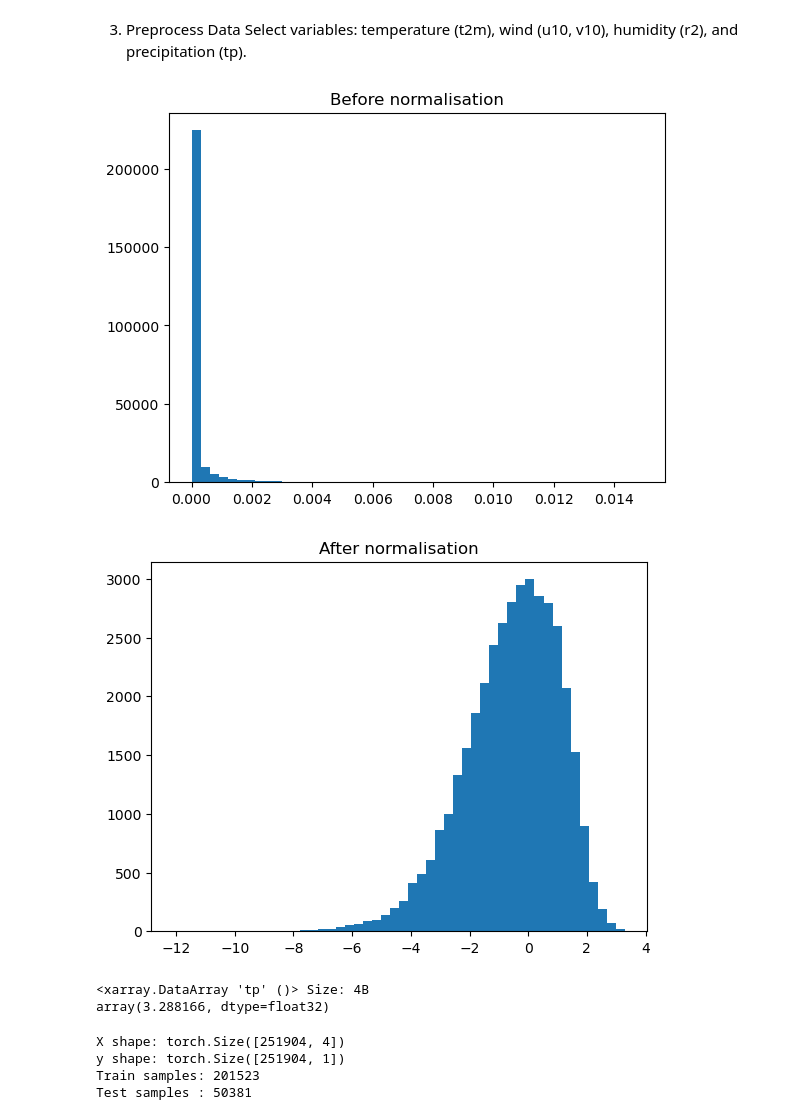
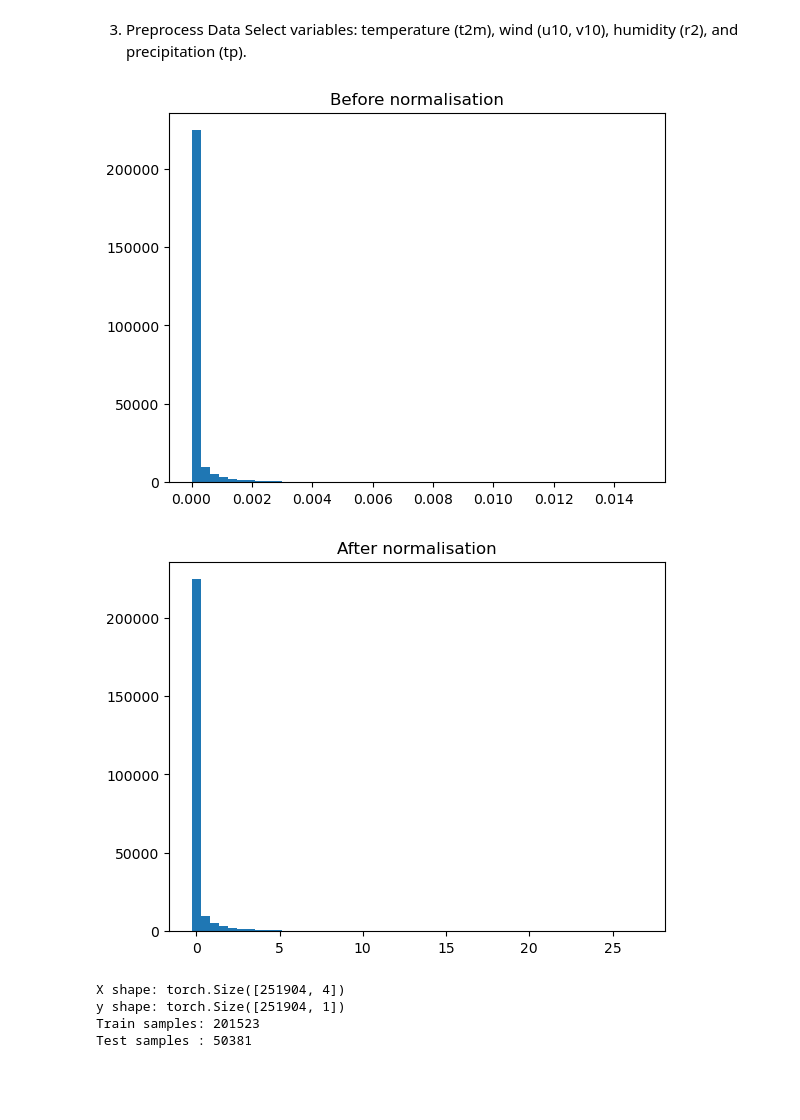
Before and after one commit to mlin706/CDA, a Jupyter notebook: Project 4/mlp_precip_wb2_pn341_ss3299.ipynb, the cells around one changed output. Cells and saved outputs as stored; diff of their text form; code cells hidden in the pictures; blank space fills up the shorter version.

```diff
--- a/Project 4/mlp_precip_wb2_pn341_ss3299.ipynb
+++ b/Project 4/mlp_precip_wb2_pn341_ss3299.ipynb
@@ -105,40 +105,35 @@ ds = full_ds.sel(time=slice("2018-01-01", "2018-01-31"))   # change to a later d
 ds["tp"] = ds["tp"].diff("time").clip(min=0)
 
 # Drop first timestep introduced by diff
 ds = ds.isel(time=slice(1, None))
 
 # ---------------------------
 # 4. Normalisation
 # ---------------------------
 
 # Visualise the distribution before/after the normalisation for one variable
 import matplotlib.pyplot as plt
 
 plt.hist(ds["tp"].values.flatten(), bins=50)
 plt.title("Before normalisation")
 plt.show()
 
 training_norms = dict()
 
 for v in ds.data_vars:
     mean = ds[v].mean(dim=("time", "latitude", "longitude"))
     std  = ds[v].std(dim=("time", "latitude", "longitude"))
     ds[v] = (ds[v] - mean) / std
 
     training_norms[v] = (mean, std)
 
 
-plt.hist(np.log(ds["tp"]).values.flatten(), bins=50)
+plt.hist(ds["tp"].values.flatten(), bins=50)
 plt.title("After normalisation")
 plt.show()
 # %% [output]
 [figure]
-[figure, old version]
+[figure, new version]
-# %%
-np.log(ds.tp).max().compute()
-# %% [output]
-<xarray.DataArray 'tp' ()> Size: 4B
-array(3.288166, dtype=float32)
 # %%
 
 # ---------------------------
```
Also changed, not shown: parts of 29 cells of this notebook, 4 other files.
